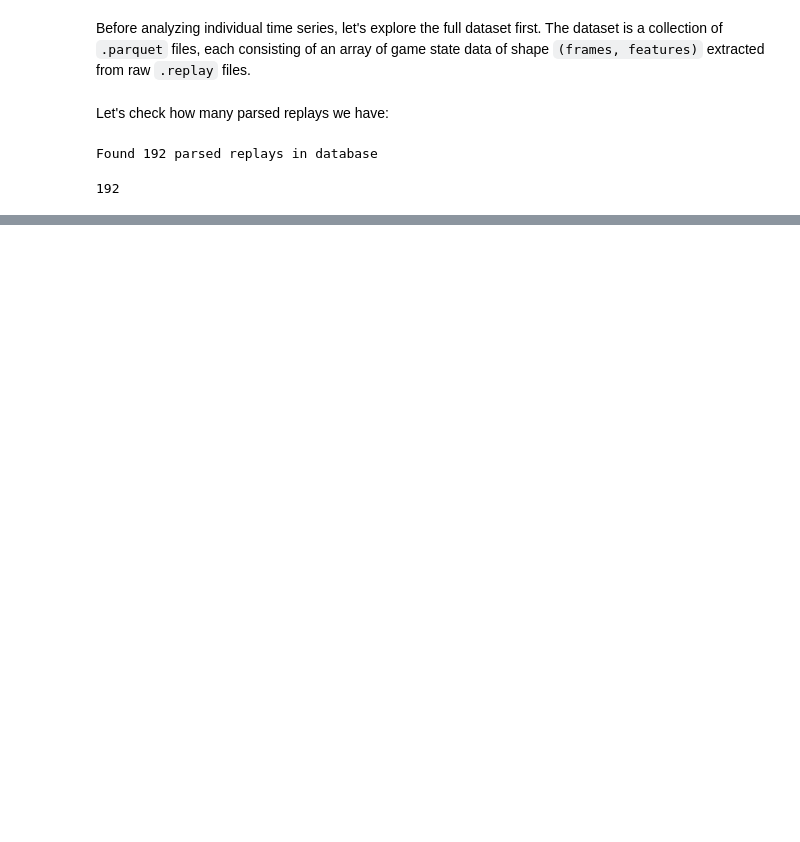
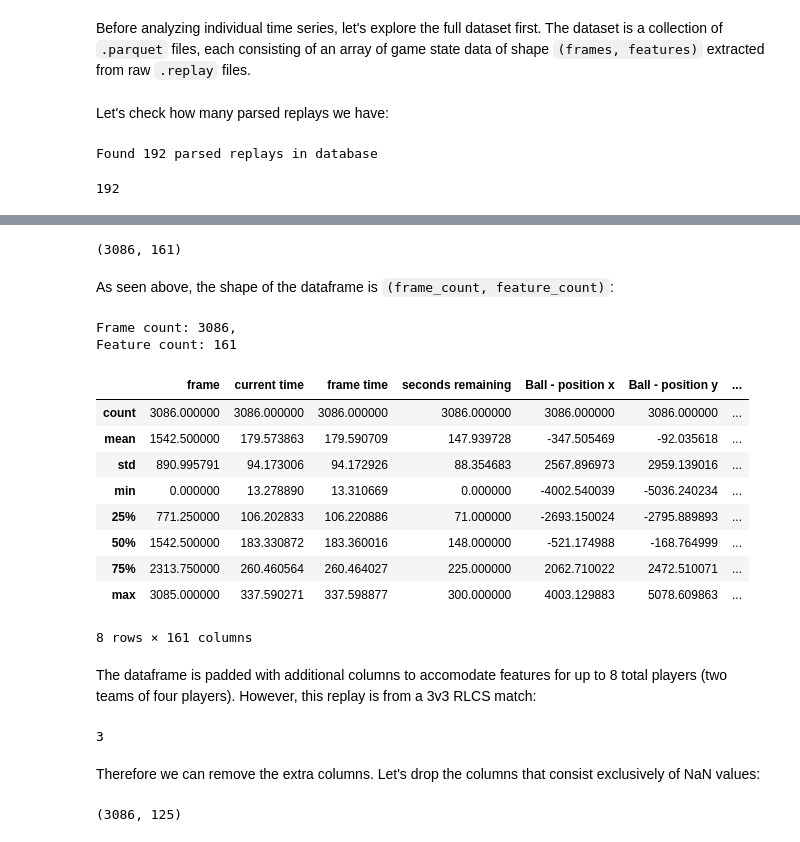
Before and after one commit to darmendariz/impulse, a Jupyter notebook: impulse/analysis/01_eda_dataset.ipynb, the cells around one changed output, grey strips where cells are left out. Cells and saved outputs as stored; diff of their text form; code cells hidden in the pictures; blank space fills up the shorter version.

```diff
--- a/impulse/analysis/01_eda_dataset.ipynb
+++ b/impulse/analysis/01_eda_dataset.ipynb
@@ -25,0 +81,40 @@ Loaded 1 replays
+# %%
+df.shape
+# %% [output]
+(3086, 161)
+# %% [markdown]
+As seen above, the shape of the dataframe is `(frame_count, feature_count)`:
+# %%
+frame_count = metadata['frame_count']
+feature_count = metadata['feature_count']
+print(f"Frame count: {frame_count},\nFeature count: {feature_count}")
+# %% [output]
+Frame count: 3086,
+Feature count: 161
+# %%
+df.describe()
+# %% [output]
+|  | frame | current time | frame time | seconds remaining | Ball - position x | Ball - position y | ... |
+| count | 3086.000000 | 3086.000000 | 3086.000000 | 3086.000000 | 3086.000000 | 3086.000000 | ... |
+| mean | 1542.500000 | 179.573863 | 179.590709 | 147.939728 | -347.505469 | -92.035618 | ... |
+| std | 890.995791 | 94.173006 | 94.172926 | 88.354683 | 2567.896973 | 2959.139016 | ... |
+| min | 0.000000 | 13.278890 | 13.310669 | 0.000000 | -4002.540039 | -5036.240234 | ... |
+| 25% | 771.250000 | 106.202833 | 106.220886 | 71.000000 | -2693.150024 | -2795.889893 | ... |
+| 50% | 1542.500000 | 183.330872 | 183.360016 | 148.000000 | -521.174988 | -168.764999 | ... |
+| 75% | 2313.750000 | 260.460564 | 260.464027 | 225.000000 | 2062.710022 | 2472.510071 | ... |
+| max | 3085.000000 | 337.590271 | 337.598877 | 300.000000 | 4003.129883 | 5078.609863 | ... |
+8 rows × 161 columns
+# %% [markdown]
+The dataframe is padded with additional columns to accomodate features for up to 8 total players (two teams of four players). However, this replay is from a 3v3 RLCS match:
+# %%
+team_size = metadata['team_size']
+team_size
+# %% [output]
+3
+# %% [markdown]
+Therefore we can remove the extra columns. Let's drop the columns that consist exclusively of NaN values:
+# %%
+df.dropna(axis=1, how='all', inplace=True)
+df.shape
+# %% [output]
+(3086, 125)
```
Also changed, not shown: parts of 17 cells of this notebook.
